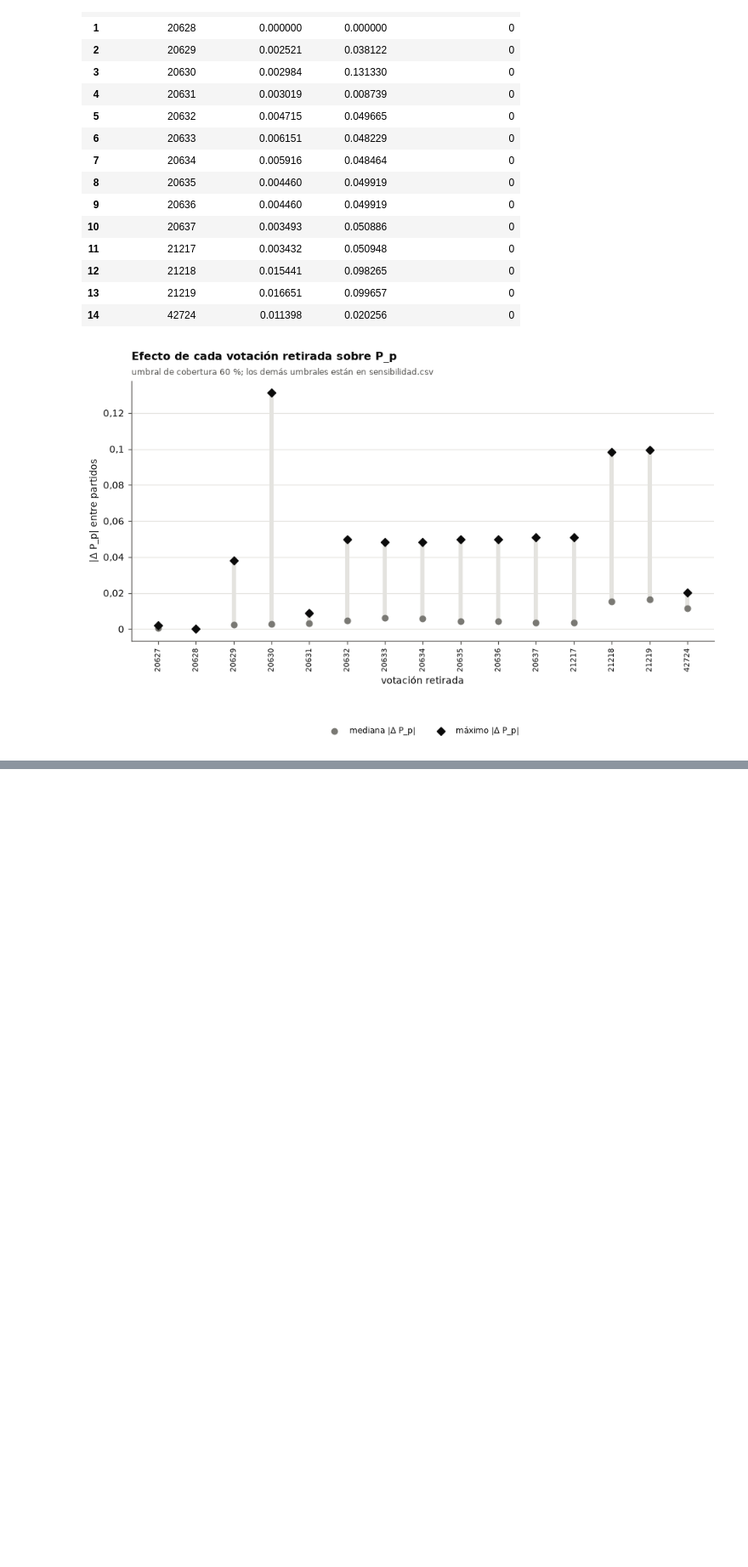
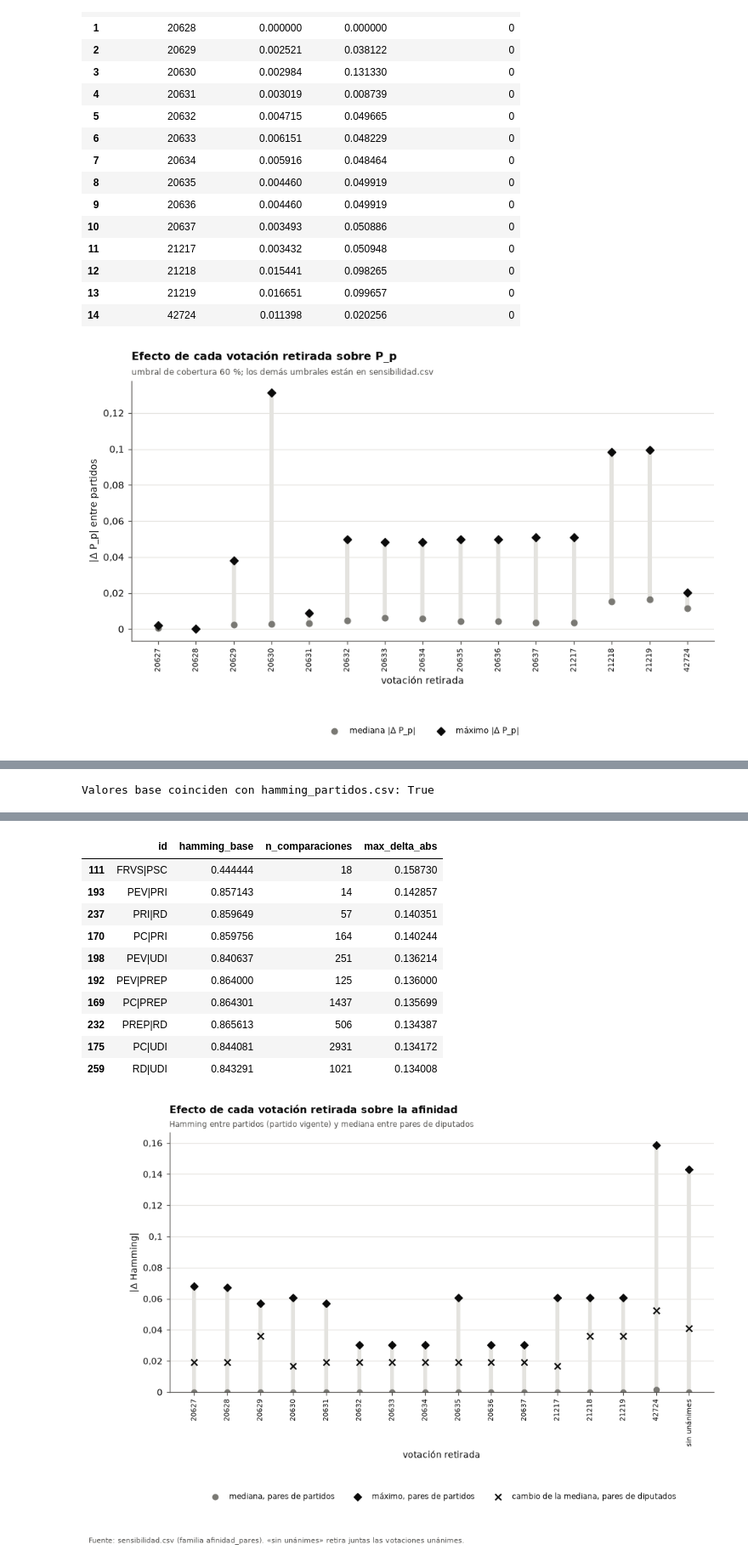
Before and after one commit to joserodriguezc/grupo_1_programacion_ciencia_datos, a Jupyter notebook: F4/notebooks/F4_03_metricas_partidos_afinidad.ipynb, the cells around one changed output, grey strips where cells are left out. Shown at 85% size. Saved outputs shown, nothing was run; the diff lists cells and outputs as text; code cells hidden in the pictures; blank space fills up the shorter version.

```diff
--- a/F4/notebooks/F4_03_metricas_partidos_afinidad.ipynb
+++ b/F4/notebooks/F4_03_metricas_partidos_afinidad.ipynb
@@ -629,0 +635,60 @@ plt.show()
+# %%
+sens_afinidad = sensibilidad.loc[sensibilidad['familia'].eq('afinidad_pares')].copy()
+sens_pares_partidos = sens_afinidad.loc[sens_afinidad['metodo'].eq('hamming_entre_partidos')]
+sens_corpus = sens_afinidad.loc[sens_afinidad['metodo'].eq('mediana_hamming_pares')]
+
+# Los valores base son la Hamming publicada en la sección 3.3.
+base_afinidad = sens_pares_partidos.groupby('id')['valor_base'].first()
+publicada_id = publicada.set_index(publicada['partido_a'] + '|' + publicada['partido_b'])['hamming']
+coincide_base = bool(np.allclose(base_afinidad.sort_index(), publicada_id.sort_index(),
+                                 rtol=0, atol=1e-12))
+print('Valores base coinciden con hamming_partidos.csv:', coincide_base)
+assert coincide_base
+
+etiqueta_escenario = {'sin_votaciones_unanimes': 'sin unánimes'}
+por_escenario = (
+    sens_pares_partidos.groupby(['escenario', 'votacion_retirada'], as_index=False)
+    .agg(mediana_delta_abs=('diferencia_abs', 'median'),
+         max_delta_abs=('diferencia_abs', 'max'),
+         pares_sin_comparaciones=('cambio_publicabilidad',
+                                  lambda s: int(pd.Series(s).fillna(False).astype(bool).sum())))
+    .merge(sens_corpus[['votacion_retirada', 'diferencia']]
+           .rename(columns={'diferencia': 'delta_mediana_pares'}), on='votacion_retirada')
+    .sort_values(['escenario', 'votacion_retirada']))
+por_escenario['etiqueta'] = [
+    etiqueta_escenario.get(e, str(v)) for e, v in
+    zip(por_escenario['escenario'], por_escenario['votacion_retirada'])]
+display(por_escenario.drop(columns='etiqueta'))
+
+mas_sensibles = (
+    sens_pares_partidos.groupby('id', as_index=False)
+    .agg(hamming_base=('valor_base', 'first'), n_comparaciones=('n_efectivo_base', 'first'),
+         max_delta_abs=('diferencia_abs', 'max'))
+    .sort_values('max_delta_abs', ascending=False).head(10))
+display(mas_sensibles)
+
+fig, ax = plt.subplots(figsize=(10, 4.8))
+x = np.arange(len(por_escenario))
+ax.vlines(x, por_escenario['mediana_delta_abs'], por_escenario['max_delta_abs'],
+          color=vis.GRILLA, lw=4, zorder=1)
+ax.scatter(x, por_escenario['mediana_delta_abs'], color=vis.NEUTRO, s=30, zorder=2,
+           label='mediana, pares de partidos')
+ax.scatter(x, por_escenario['max_delta_abs'], color=vis.TEXTO, marker='D', s=30, zorder=3,
+           label='máximo, pares de partidos')
+ax.scatter(x, por_escenario['delta_mediana_pares'].abs(), color=vis.TEXTO, marker='x', s=40,
+           zorder=4, label='cambio de la mediana, pares de diputados')
+ax.set_xticks(x, por_escenario['etiqueta'], rotation=90, fontsize=7.5)
+ax.set_xlabel('votación retirada')
+ax.set_ylabel('|Δ Hamming|')
+ax.set_ylim(bottom=0)
+ax.grid(axis='y')
+vis.formato_coma(ax, 'y')
+vis.titulo(ax, 'Efecto de cada votación retirada sobre la afinidad',
+           'Hamming entre partidos (partido vigente) y mediana entre pares de diputados')
+vis.leyenda_inferior(ax, ncol=3, y=-0.36)
+vis.nota(fig, 'Fuente: sensibilidad.csv (familia afinidad_pares). «sin unánimes» retira '
+              'juntas las votaciones unánimes.', y=-0.32)
+guardar(fig, 'sensibilidad_afinidad.png')
+plt.show()
+# %% [output]
+Valores base coinciden con hamming_partidos.csv: True
@@ -630 +712,13 @@ plt.show()
+|  | id | hamming_base | n_comparaciones | max_delta_abs |
+| 111 | FRVS|PSC | 0.444444 | 18 | 0.158730 |
+| 193 | PEV|PRI | 0.857143 | 14 | 0.142857 |
+| 237 | PRI|RD | 0.859649 | 57 | 0.140351 |
+| 170 | PC|PRI | 0.859756 | 164 | 0.140244 |
+| 198 | PEV|UDI | 0.840637 | 251 | 0.136214 |
+| 192 | PEV|PREP | 0.864000 | 125 | 0.136000 |
+| 169 | PC|PREP | 0.864301 | 1437 | 0.135699 |
+| 232 | PREP|RD | 0.865613 | 506 | 0.134387 |
+| 175 | PC|UDI | 0.844081 | 2931 | 0.134172 |
+| 259 | RD|UDI | 0.843291 | 1021 | 0.134008 |
+[figure, added]
 # %% [markdown]
```
Also changed, not shown: parts of 9 cells of this notebook, 9 other files.
